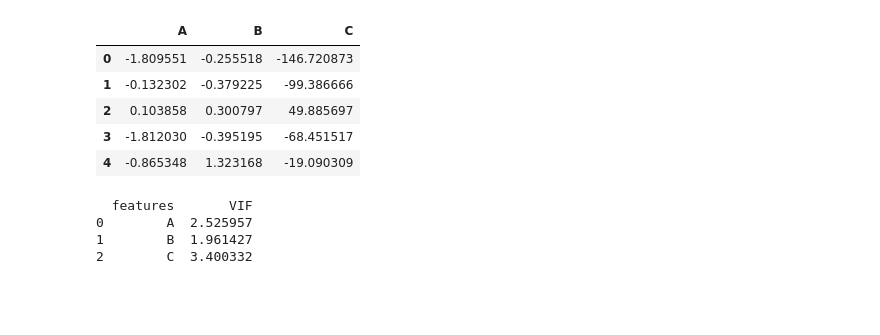
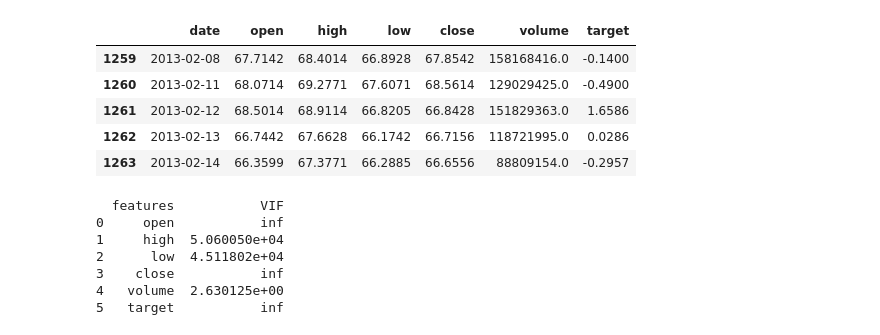
Before and after one commit to cecinuga/MarketAI, a Jupyter notebook: Models/CiclicAI.ipynb, the cells around one changed output. Saved outputs shown, nothing was run; the diff lists cells and outputs as text; code cells hidden in the pictures; blank space fills up the shorter version.

```diff
--- a/Models/CiclicAI.ipynb
+++ b/Models/CiclicAI.ipynb
@@ -50,34 +50,46 @@ def make_dataset(X_data,y_data,k):
 # %%
 total_columns=["A", "B", "C", "D", "E", "F", "G", "H", "I", "J", "K", "L", "M", "N", "O", "P", "Q", "R", "S", "T", "U", "V", "W", "X", "Y", "Z"]
 os.environ['TF_CPP_MIN_LOG_LEVEL'] = '3'
 k = 2
 epochs = 3000
 lr = 0.01
 batch_size = 120
 
-XR, yR = make_regression(n_samples=1000, n_features=2, n_informative=5, noise=50, random_state=5)
-X_train, X_test, y_train, y_test = train_test_split(XR, yR, test_size=0.20, random_state=2)
-columns = ["{0}".format(total_columns[i]) for i in range(XR.shape[1]+1)]
-dataframe = pd.DataFrame(np.concatenate([XR, np.reshape(yR, [-1, 1])], axis=1), columns=columns)
-#dataframe.drop(["REGION", "PERIODTYPE"], inplace=True, axis=1)
-dataframe.head()
+#XR, yR = make_regression(n_samples=1000, n_features=2, n_informative=5, noise=50, random_state=5)
+#X_train, X_test, y_train, y_test = train_test_split(XR, yR, test_size=0.20, random_state=2)
+#columns = ["{0}".format(total_columns[i]) for i in range(XR.shape[1]+1)]
+#dataframe = pd.DataFrame(np.concatenate([XR, np.reshape(yR, [-1, 1])], axis=1), columns=columns)
+
+stocks = pd.read_csv("../data/datasets/all_stocks_5yr.csv")
+dataframe = pd.DataFrame(stocks)
+filter = dataframe["Name"]=="AAPL"
+dataframe = dataframe.where(filter).dropna()
+data = pd.DataFrame()
+
+data = dataframe.drop('Name', axis=1)
+data['target'] = dataframe['open'].fillna(dataframe['open'].mean())-dataframe['close'].fillna(dataframe['close'].mean())
+#data['type'] = 1 if dataframe['open']-dataframe['close']>=0 else 0
+data.head()
 # %% [output]
-|  | A | B | C |
-| 0 | -1.809551 | -0.255518 | -146.720873 |
-| 1 | -0.132302 | -0.379225 | -99.386666 |
-| 2 | 0.103858 | 0.300797 | 49.885697 |
-| 3 | -1.812030 | -0.395195 | -68.451517 |
-| 4 | -0.865348 | 1.323168 | -19.090309 |
+|  | date | open | high | low | close | volume | target |
+| 1259 | 2013-02-08 | 67.7142 | 68.4014 | 66.8928 | 67.8542 | 158168416.0 | -0.1400 |
+| 1260 | 2013-02-11 | 68.0714 | 69.2771 | 67.6071 | 68.5614 | 129029425.0 | -0.4900 |
+| 1261 | 2013-02-12 | 68.5014 | 68.9114 | 66.8205 | 66.8428 | 151829363.0 | 1.6586 |
+| 1262 | 2013-02-13 | 66.7442 | 67.6628 | 66.1742 | 66.7156 | 118721995.0 | 0.0286 |
+| 1263 | 2013-02-14 | 66.3599 | 67.3771 | 66.2885 | 66.6556 | 88809154.0 | -0.2957 |
 # %%
 vif_data = pd.DataFrame()
-vif_data["features"] = dataframe.columns
-vif_data["VIF"] = [variance_inflation_factor(dataframe.values, i) for i in range(len(dataframe.columns))]
+vif_data["features"] = data.drop('date', axis=1).columns
+vif_data["VIF"] = [variance_inflation_factor(data.drop('date', axis=1).values, i) for i in range(len(data.drop('date', axis=1).columns))]
 print(vif_data)
 # %% [output]
-  features       VIF
-0        A  2.525957
-1        B  1.961427
-2        C  3.400332
+  features           VIF
+0     open           inf
+1     high  5.060050e+04
+2      low  4.511802e+04
+3    close           inf
+4   volume  2.630125e+00
+5   target           inf
 # %%
 class Layer(tf.Module):
     def __init__(self, activation=tf.identity):
```
Also changed, not shown: parts of 2 cells of this notebook, 8 other files.
